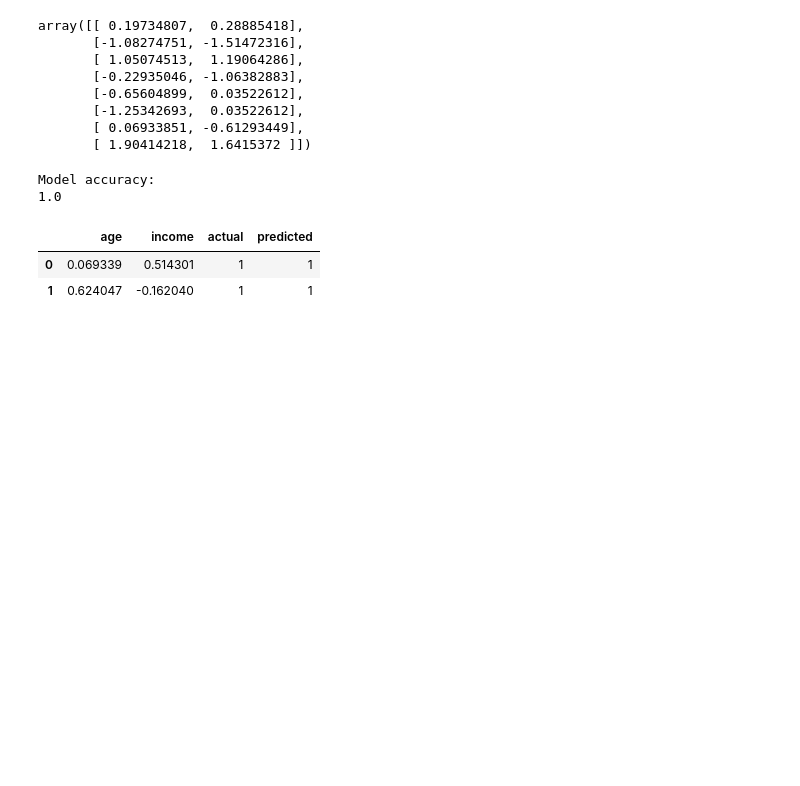
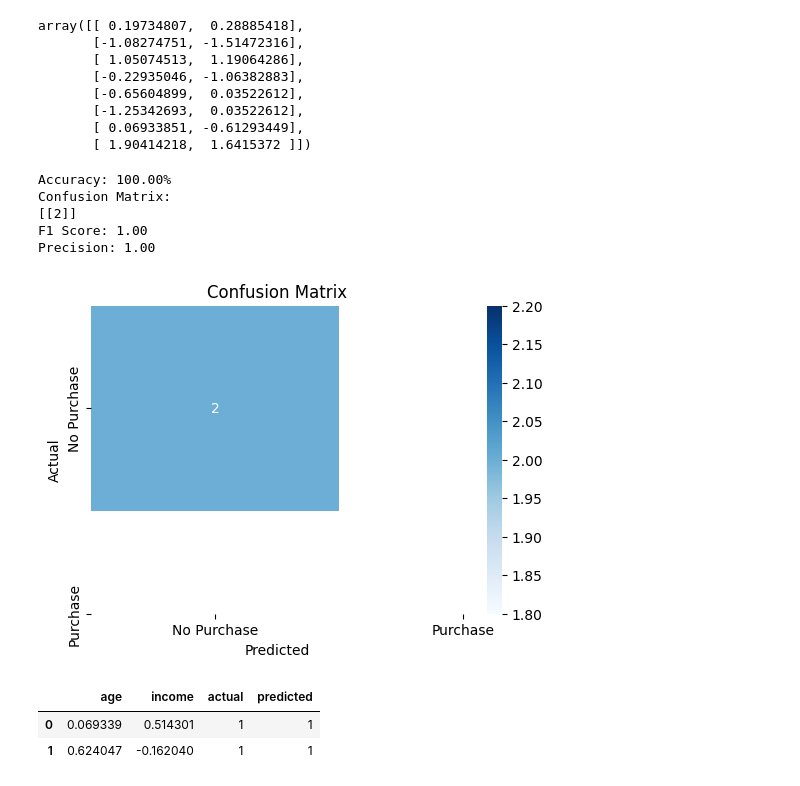
Before and after one commit to rahul8879/as_ds_course, a Jupyter notebook: Machine_learning/dummy_case_study/simple_ml_model.ipynb, the cells around one changed output. Cells and saved outputs as stored; diff of their text form; code cells hidden in the pictures; blank space fills up the shorter version.

```diff
--- a/Machine_learning/dummy_case_study/simple_ml_model.ipynb
+++ b/Machine_learning/dummy_case_study/simple_ml_model.ipynb
@@ -90,18 +93,42 @@ array([[ 0.19734807,  0.28885418],
 # %%
 # lets intialize random seed
 np.random.seed(42)
 # model initialization
 model = KNeighborsClassifier(n_neighbors=3)
 model.fit(X_train, y_train)
 # making predictions
 y_pred = model.predict(X_test)
 # evaluating the model
+# accuracy
 accuracy = accuracy_score(y_test, y_pred)
-print("Model accuracy:")
-print(accuracy)
+print(f"Accuracy: {accuracy*100:.2f}%")
+# confusion matrix
+conf_matrix = confusion_matrix(y_test, y_pred)
+print("Confusion Matrix:")
+print(conf_matrix)
+# F1 score
+f1 = f1_score(y_test, y_pred, average='weighted')
+print(f"F1 Score: {f1:.2f}")
+# precision
+precision = precision_score(y_test, y_pred, average='weighted')
+print(f"Precision: {precision:.2f}")
+# recall
+recall = recall_score(y_test, y_pred, average='weighted')
+
+# lets plot the confusion matrix
+plt.figure(figsize=(6,4))
+sns.heatmap(conf_matrix, annot=True, fmt='d', cmap='Blues', xticklabels=['No Purchase', 'Purchase'], yticklabels=['No Purchase', 'Purchase'])
+plt.xlabel('Predicted')
+plt.ylabel('Actual')
+plt.title('Confusion Matrix')
+plt.show()
 # %% [output]
-Model accuracy:
-1.0
+Accuracy: 100.00%
+Confusion Matrix:
+[[2]]
+F1 Score: 1.00
+Precision: 1.00
+[figure, added]
 # %%
 y_test.reset_index(drop=True, inplace=True)
 # %%
```
Also changed, not shown: parts of 2 cells of this notebook, 3 other files.
